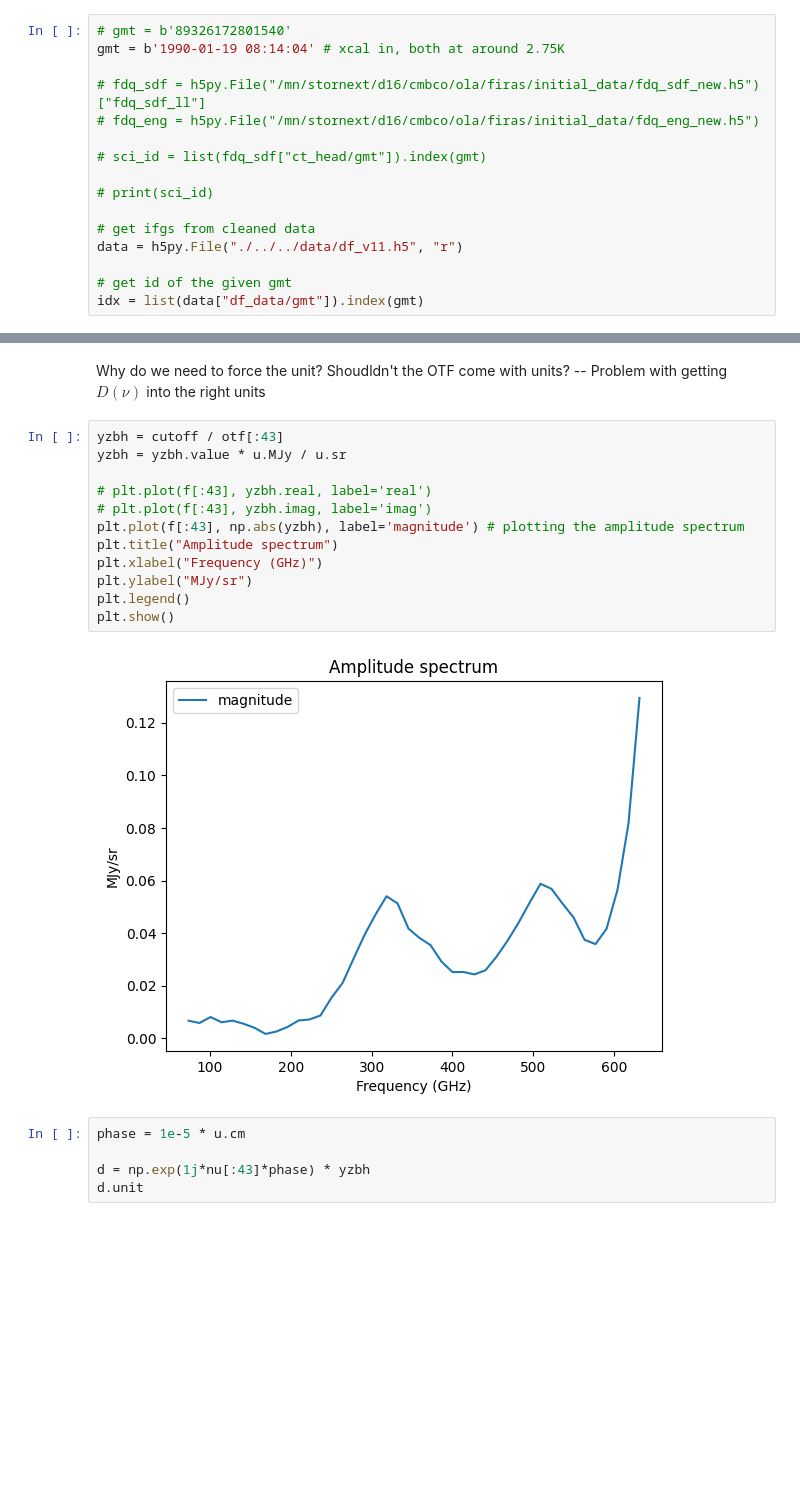
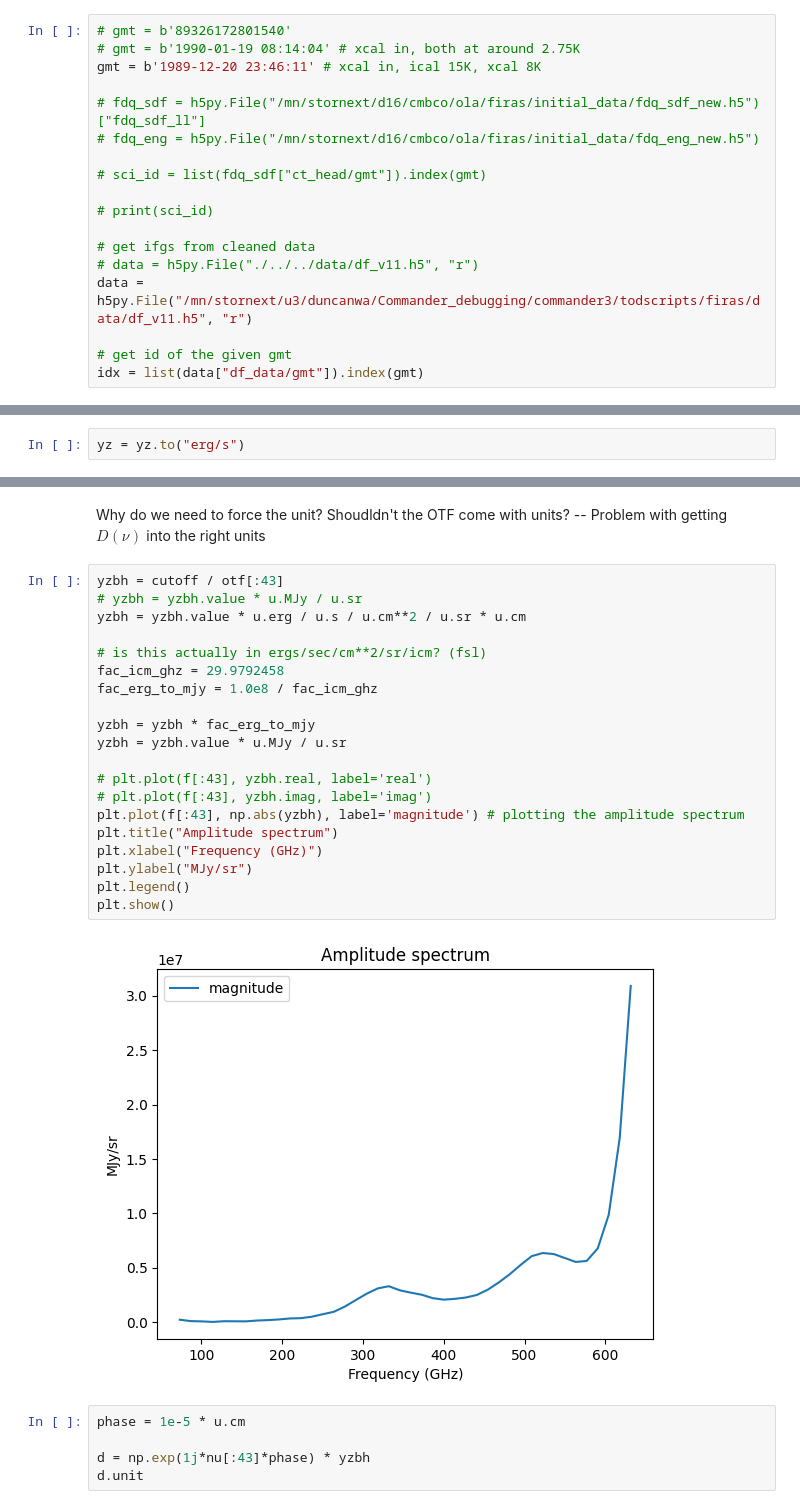
Before and after one commit to Cosmoglobe/FIRAS-Pass5, a Jupyter notebook: commander3/todscripts/firas/src/eda/produce_spectra.ipynb, the cells around one changed output, grey strips where cells are left out. Drawn from its saved outputs; the diff is of its cells as text; blank space fills up the shorter version.

```diff
--- a/commander3/todscripts/firas/src/eda/produce_spectra.ipynb
+++ b/commander3/todscripts/firas/src/eda/produce_spectra.ipynb
@@ -31,7 +31,8 @@ print(max(x))
 Get interferograms
 # %%
 # gmt = b'89326172801540'
-gmt = b'1990-01-19 08:14:04' # xcal in, both at around 2.75K
+# gmt = b'1990-01-19 08:14:04' # xcal in, both at around 2.75K
+gmt = b'1989-12-20 23:46:11' # xcal in, ical 15K, xcal 8K
 
 # fdq_sdf = h5py.File("/mn/stornext/d16/cmbco/ola/firas/initial_data/fdq_sdf_new.h5")["fdq_sdf_ll"]
 # fdq_eng = h5py.File("/mn/stornext/d16/cmbco/ola/firas/initial_data/fdq_eng_new.h5")
@@ -41,7 +42,8 @@ gmt = b'1990-01-19 08:14:04' # xcal in, both at around 2.75K
 # print(sci_id)
 
 # get ifgs from cleaned data
-data = h5py.File("./../../data/df_v11.h5", "r")
+# data = h5py.File("./../../data/df_v11.h5", "r")
+data = h5py.File("/mn/stornext/u3/duncanwa/Commander_debugging/commander3/todscripts/firas/data/df_v11.h5", "r")
 
 # get id of the given gmt
 idx = list(data["df_data/gmt"]).index(gmt)
@@ -469,0 +476,2 @@ plt.show()
+# %%
+yz = yz.to("erg/s")
@@ -561,18 +571,26 @@ len(otf[np.abs(otf) > 0])
 Why do we need to force the unit? Shoudldn't the OTF come with units? -- Problem with getting $D(\nu)$ into the right units
 # %%
 yzbh = cutoff / otf[:43]
+# yzbh = yzbh.value * u.MJy / u.sr
+yzbh = yzbh.value * u.erg / u.s / u.cm**2 / u.sr * u.cm
+
+# is this actually in ergs/sec/cm**2/sr/icm? (fsl)
+fac_icm_ghz = 29.9792458
+fac_erg_to_mjy = 1.0e8 / fac_icm_ghz
+
+yzbh = yzbh * fac_erg_to_mjy
 yzbh = yzbh.value * u.MJy / u.sr
 
 # plt.plot(f[:43], yzbh.real, label='real')
 # plt.plot(f[:43], yzbh.imag, label='imag')
 plt.plot(f[:43], np.abs(yzbh), label='magnitude') # plotting the amplitude spectrum
 plt.title("Amplitude spectrum")
 plt.xlabel("Frequency (GHz)")
 plt.ylabel("MJy/sr")
 plt.legend()
 plt.show()
 # %% [output]
-[figure, old version]
+[figure, new version]
 # %%
 phase = 1e-5 * u.cm
 
```
Also changed, not shown: parts of 26 cells of this notebook, 1 other file.
